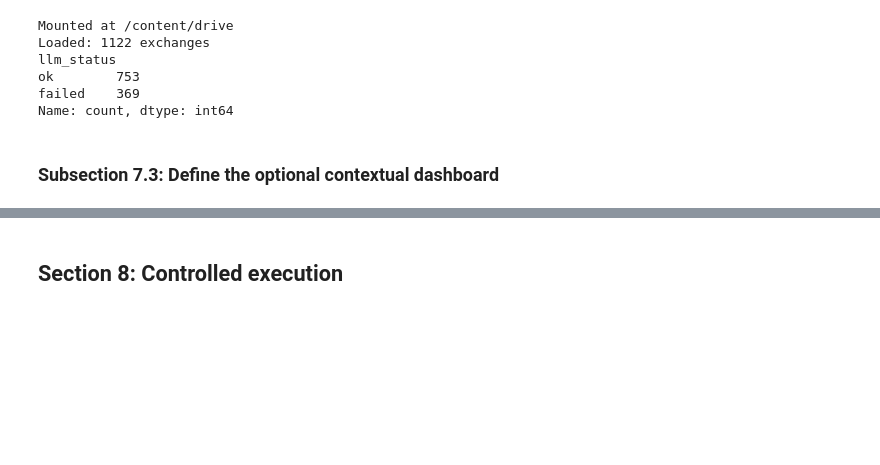
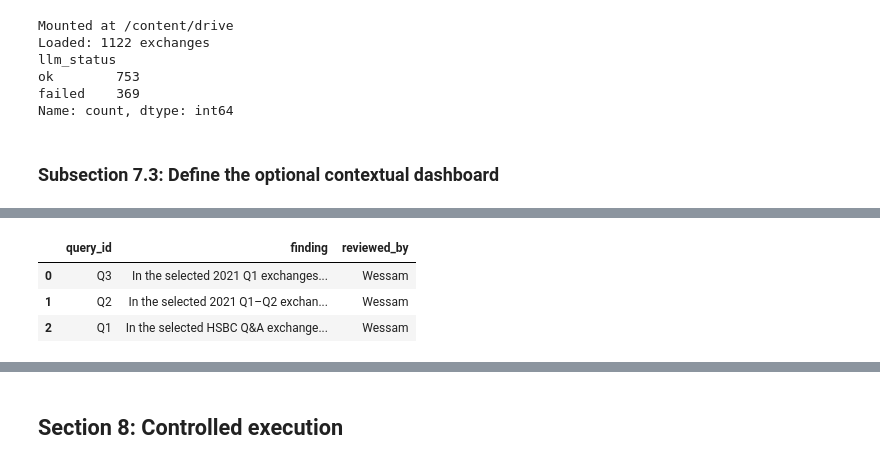
Before and after one commit to Jintoski/CAM_DS_BOE_Team1, a Jupyter notebook: Team1_CAM_EP_Assignment3_notebook_3_llm_signals.ipynb, the cells around one changed output, grey strips where cells are left out. Saved outputs shown, nothing was run; the diff lists cells and outputs as text; code cells hidden in the pictures; blank space fills up the shorter version.

```diff
--- a/Team1_CAM_EP_Assignment3_notebook_3_llm_signals.ipynb
+++ b/Team1_CAM_EP_Assignment3_notebook_3_llm_signals.ipynb
@@ -1945,0 +2246,88 @@ def show_dashboard(features, output_dir=None):
+# %%
+# Save the Q1 finding reviewed and agreed by Wessam.
+from pathlib import Path
+from datetime import datetime, timezone
+import json
+import pandas as pd
+
+folder = Path(
+    "data/ws2/"
+    "run_20261009T163647_497637Z/extensions"
+)
+
+record = {
+    "query_id": "Q1",
+    "finding": (
+        "In the selected HSBC Q&A exchanges from Q1–Q3 2021, management "
+        "described improving credit conditions while retaining caution "
+        "about pandemic uncertainty and possible second-order China "
+        "property risks."
+    ),
+    "exchange_ids_json": json.dumps([
+        "42ff4ad756f3-x005",
+        "42ff4ad756f3-x006",
+        "05365a3a7fbe-x000",
+        "2895638cae6c-x002",
+    ]),
+    "source_ids_json": json.dumps([]),
+    "counter_evidence": (
+        "Management reported strong Q1 stage 3 performance, improved "
+        "credit conditions and lower credit-rating migration in Q2. "
+        "In Q3 it stated that there was no direct exposure to red-list "
+        "borrowers and expressed confidence in its China exposure position. "
+        "These statements temper an interpretation of widespread "
+        "credit deterioration."
+    ),
+    "limitations": (
+        "The packet contains 12 exchanges selected by keyword matching "
+        "and chronological order from 460 HSBC exchanges. It is not "
+        "representative and covers only Q1–Q3 2021. No external evidence "
+        "independently verifies management's claims. This finding describes "
+        "historical commentary, not current credit risk or proven "
+        "financial outcomes."
+    ),
+    "model": "OpenAI Codex",
+    "model_version": "Not disclosed in the response",
+    "assessed_at": datetime.now(timezone.utc).isoformat(),
+    "reviewed_by": "Wessam",
+}
+
+path = folder / "reviewed_findings.csv"
+existing = pd.read_csv(path, keep_default_na=False)
+
+missing = set(record) - set(existing.columns)
+if missing:
+    raise ValueError(f"Missing template columns: {sorted(missing)}")
+
+# Replace only this identical finding if the cell is run again.
+matching = (
+    existing["query_id"].eq(record["query_id"])
+    & existing["finding"].eq(record["finding"])
+)
+updated = pd.concat(
+    [existing.loc[~matching], pd.DataFrame([record])],
+    ignore_index=True,
+)
+updated.to_csv(path, index=False)
+
+# Preserve the assessment text and its evidence packet for traceability.
+audit_path = folder / "research_packets" / "Q1_reviewed_assessment.json"
+audit_path.write_text(
+    json.dumps({
+        "record": record,
+        "timestamp_note": (
+            "assessed_at records when this reviewed assessment was saved."
+        ),
+        "review_confirmation": "User agreed in the Codex conversation.",
+    }, ensure_ascii=False, indent=2),
+    encoding="utf-8",
+)
+
+extension_results = run_extensions(folder.parent)
+
+display(
+    pd.read_csv(folder / "component_9_reviewed_findings.csv")[
+        ["query_id", "finding", "reviewed_by"]
+    ]
+)
+# %% [output]
@@ -1945,0 +2351,4 @@ def show_dashboard(features, output_dir=None):
+|  | query_id | finding | reviewed_by |
+| 0 | Q3 | In the selected 2021 Q1 exchanges... | Wessam |
+| 1 | Q2 | In the selected 2021 Q1–Q2 exchan... | Wessam |
+| 2 | Q1 | In the selected HSBC Q&A exchange... | Wessam |
```
Also changed, not shown: parts of 40 cells of this notebook, 24 other files.
